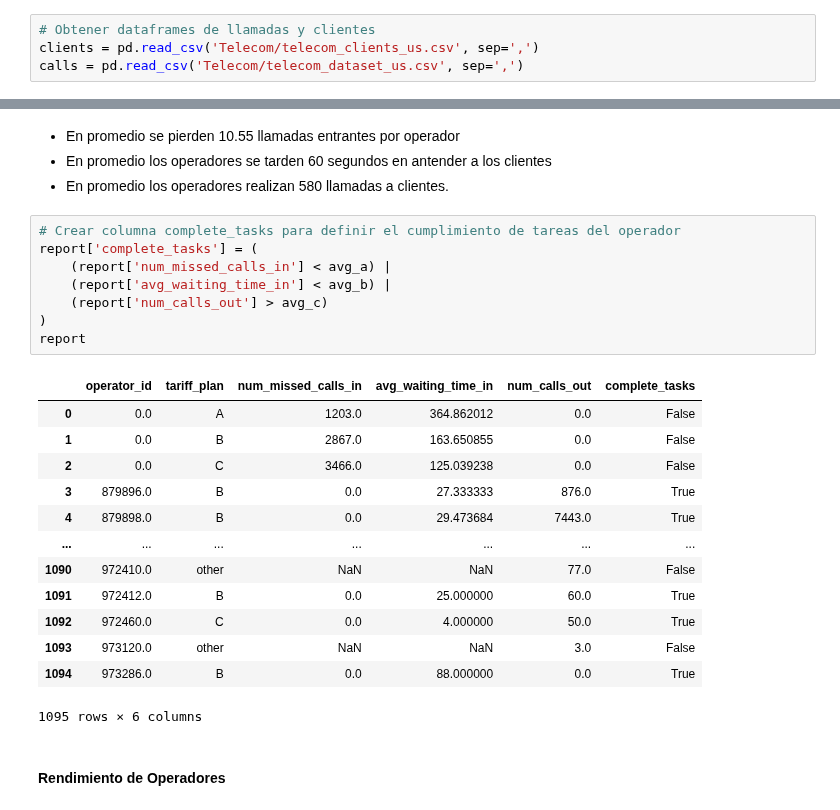
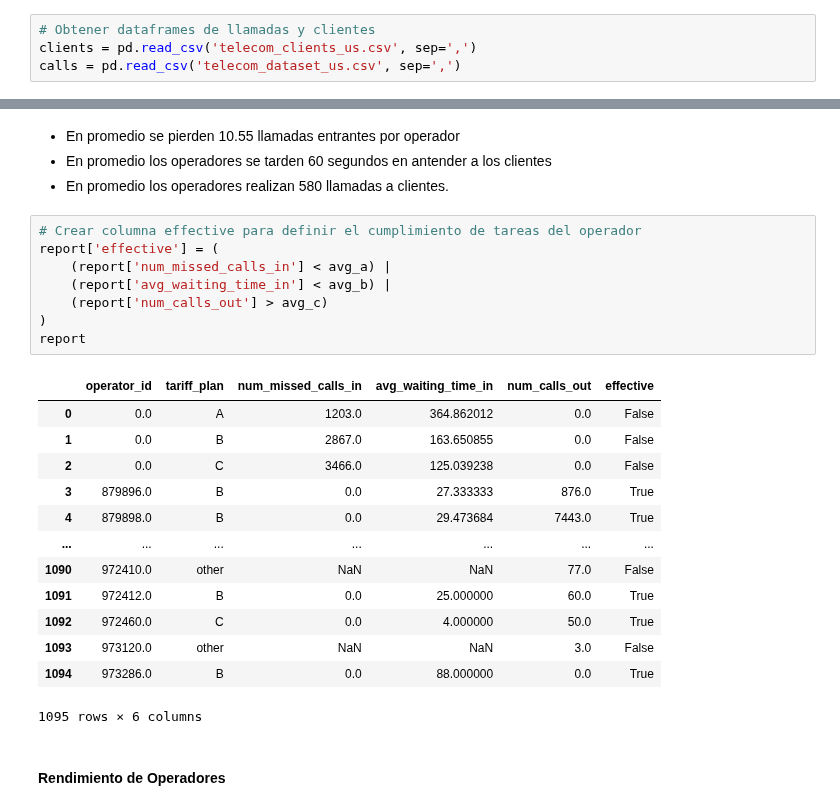
Before and after one commit to ScinDBad/DA_proyecto_final, a Jupyter notebook: Telecom/telecom.ipynb, the cells around one changed output, grey strips where cells are left out. Drawn from its saved outputs; the diff is of its cells as text.

```diff
--- a/Telecom/telecom.ipynb
+++ b/Telecom/telecom.ipynb
@@ -118,8 +215,8 @@ from sklearn.preprocessing import MinMaxScaler # Para normalizar escalas
 Se asignan los datasets a variables dataframes
 # %%
 # Obtener dataframes de llamadas y clientes
-clients = pd.read_csv('Telecom/telecom_clients_us.csv', sep=',')
-calls = pd.read_csv('Telecom/telecom_dataset_us.csv', sep=',')
+clients = pd.read_csv('telecom_clients_us.csv', sep=',')
+calls = pd.read_csv('telecom_dataset_us.csv', sep=',')
 # %%
 display(calls.head()) # mostrar aspecto del df de llamadas
 display(clients.head()) # mostrar aspecto del df de clientes
@@ -709,15 +806,15 @@ print(avg_a, avg_b, avg_c) # Mostrar valores medios que representan umbrales de
 - En promedio los operadores se tarden 60 segundos en antender a los clientes
 - En promedio los operadores realizan 580 llamadas a clientes.
 # %%
-# Crear columna complete_tasks para definir el cumplimiento de tareas del operador
-report['complete_tasks'] = (
+# Crear columna effective para definir el cumplimiento de tareas del operador
+report['effective'] = (
     (report['num_missed_calls_in'] < avg_a) |
     (report['avg_waiting_time_in'] < avg_b) |
     (report['num_calls_out'] > avg_c)
 )
 report
 # %% [output]
-|  | operator_id | tariff_plan | num_missed_calls_in | avg_waiting_time_in | num_calls_out | complete_tasks |
+|  | operator_id | tariff_plan | num_missed_calls_in | avg_waiting_time_in | num_calls_out | effective |
 | 0 | 0.0 | A | 1203.0 | 364.862012 | 0.0 | False |
 | 1 | 0.0 | B | 2867.0 | 163.650855 | 0.0 | False |
 | 2 | 0.0 | C | 3466.0 | 125.039238 | 0.0 | False |
```
Also changed, not shown: parts of 18 cells of this notebook.
